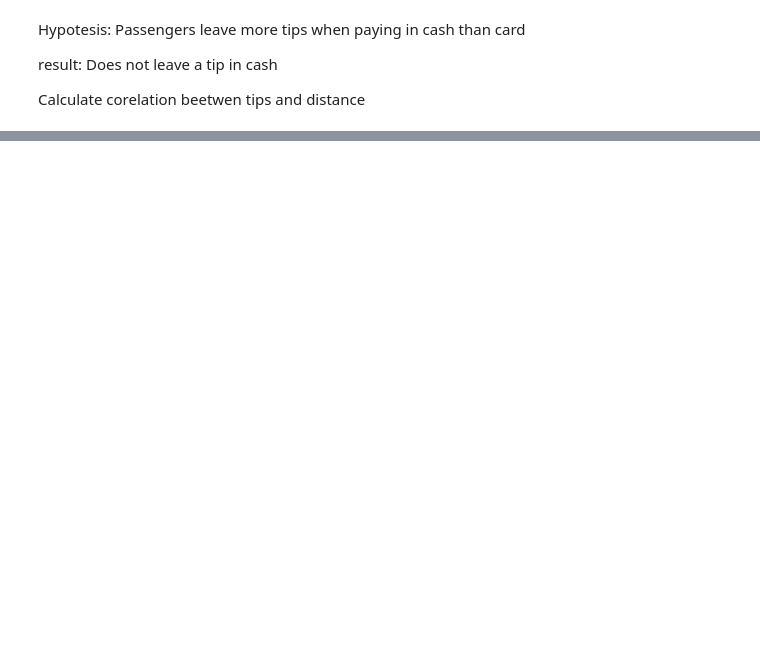
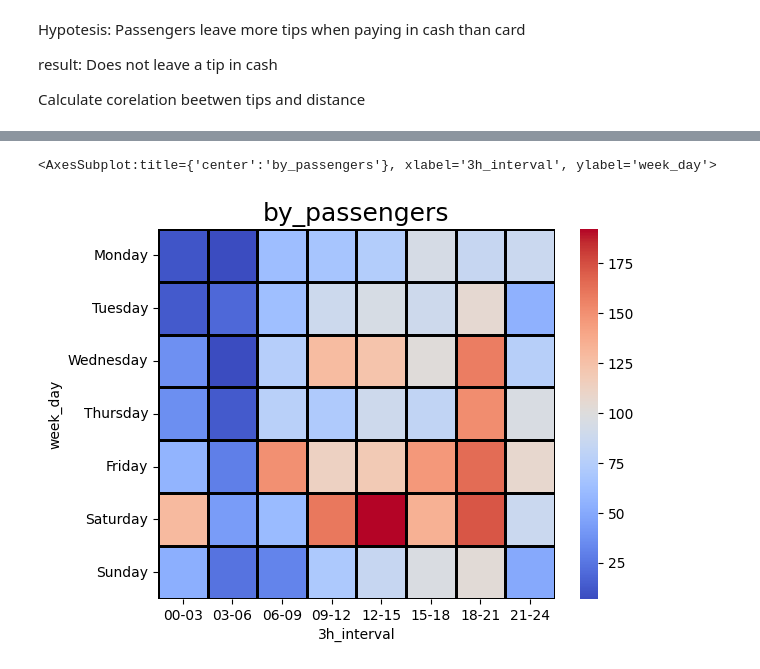
Before and after one commit to Polonez1/taxis-analysis, a Jupyter notebook: notebooks/workplace.ipynb, the cells around one changed output, grey strips where cells are left out. Saved outputs shown, nothing was run; the diff lists cells and outputs as text; code cells hidden in the pictures; blank space fills up the shorter version.

```diff
--- a/notebooks/workplace.ipynb
+++ b/notebooks/workplace.ipynb
@@ -61,0 +195,10 @@ Calculate corelation beetwen tips and distance
+# %%
+df = load_dataset()
+df = filtered_by_date(df, date_range=('2019-03-15','2019-03-31'))
+#2019-02-28
+#2019-03-31
+general_dataframe = (df.pipe(add_week_day)
+.pipe(get_time_groups)
+.pipe(group_by_time_weekdays)
+.pipe(calculate_passengers_fare_index)
+)
@@ -61,0 +217,5 @@ Calculate corelation beetwen tips and distance
+# %%
+visualisation(general_dataframe, by = 'passengers', visual=True)
+# %% [output]
+<AxesSubplot:title={'center':'by_passengers'}, xlabel='3h_interval', ylabel='week_day'>
+[figure, added]
```
Also changed, not shown: parts of 5 cells of this notebook, 1 other file.
